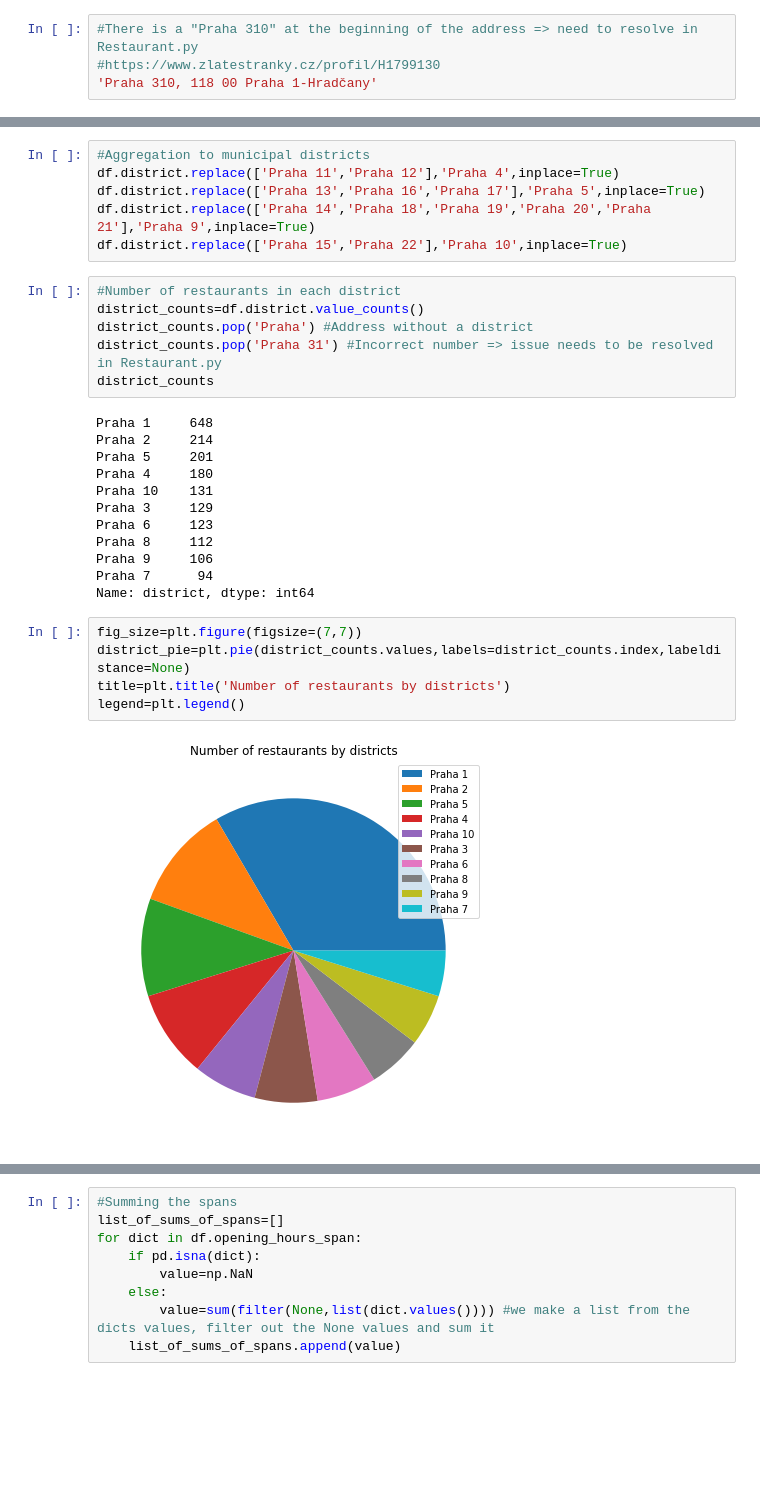
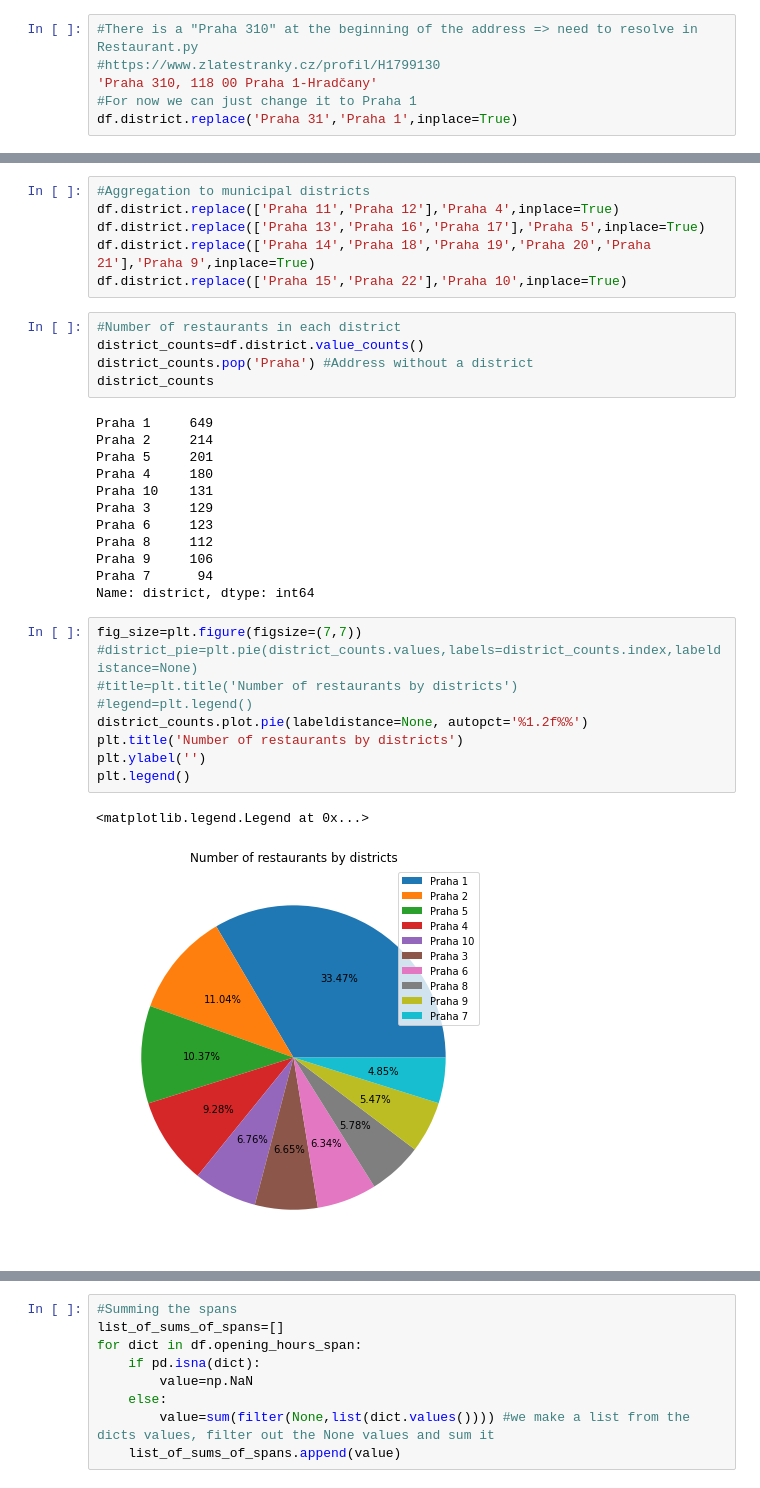
Before and after one commit to Matyas-Mattanelli/Webscraper-Zlate-Stranky, a Jupyter notebook: data_inspection_zlatestranky.ipynb, the cells around one changed output, grey strips where cells are left out. Drawn from its saved outputs; the diff is of its cells as text; blank space fills up the shorter version.

```diff
--- a/data_inspection_zlatestranky.ipynb
+++ b/data_inspection_zlatestranky.ipynb
@@ -98,3 +98,5 @@ df[df.district=='Praha 31']
 #There is a "Praha 310" at the beginning of the address => need to resolve in Restaurant.py
 #https://www.zlatestranky.cz/profil/H1799130
 'Praha 310, 118 00 Praha 1-Hradčany'
+#For now we can just change it to Praha 1
+df.district.replace('Praha 31','Praha 1',inplace=True)
@@ -135,10 +135,9 @@ df.district.replace(['Praha 15','Praha 22'],'Praha 10',inplace=True)
 #Number of restaurants in each district
 district_counts=df.district.value_counts()
 district_counts.pop('Praha') #Address without a district
-district_counts.pop('Praha 31') #Incorrect number => issue needs to be resolved in Restaurant.py
 district_counts
 # %% [output]
-Praha 1     648
+Praha 1     649
 Praha 2     214
 Praha 5     201
 Praha 4     180
@@ -151,8 +150,13 @@ Praha 7      94
 Name: district, dtype: int64
 # %%
 fig_size=plt.figure(figsize=(7,7))
-district_pie=plt.pie(district_counts.values,labels=district_counts.index,labeldistance=None)
-title=plt.title('Number of restaurants by districts')
-legend=plt.legend()
+#district_pie=plt.pie(district_counts.values,labels=district_counts.index,labeldistance=None)
+#title=plt.title('Number of restaurants by districts')
+#legend=plt.legend()
+district_counts.plot.pie(labeldistance=None, autopct='%1.2f%%')
+plt.title('Number of restaurants by districts')
+plt.ylabel('')
+plt.legend()
 # %% [output]
+<matplotlib.legend.Legend at 0x...>
-[figure, old version]
+[figure, new version]
```
Also changed, not shown: parts of 13 cells of this notebook.
